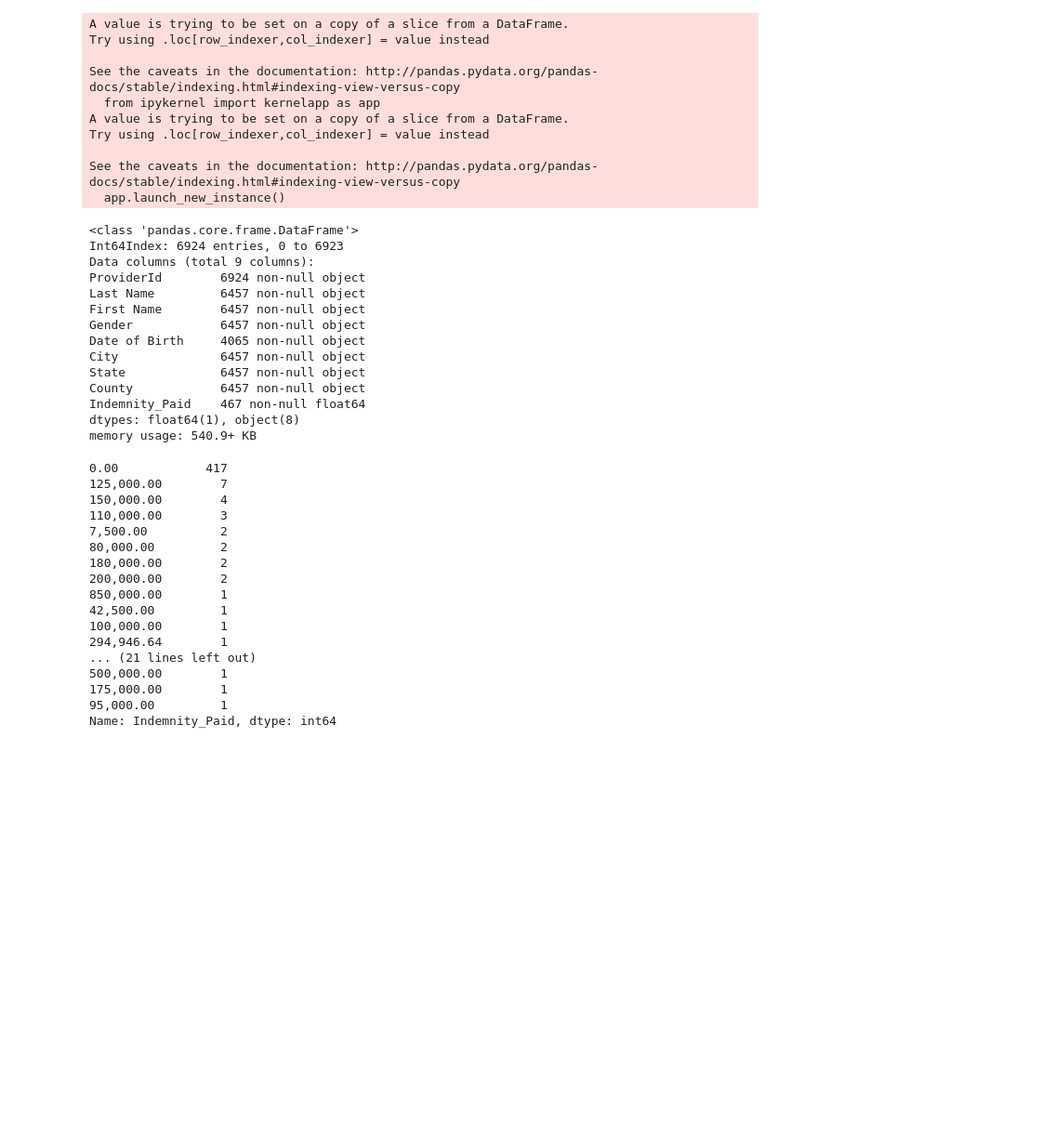
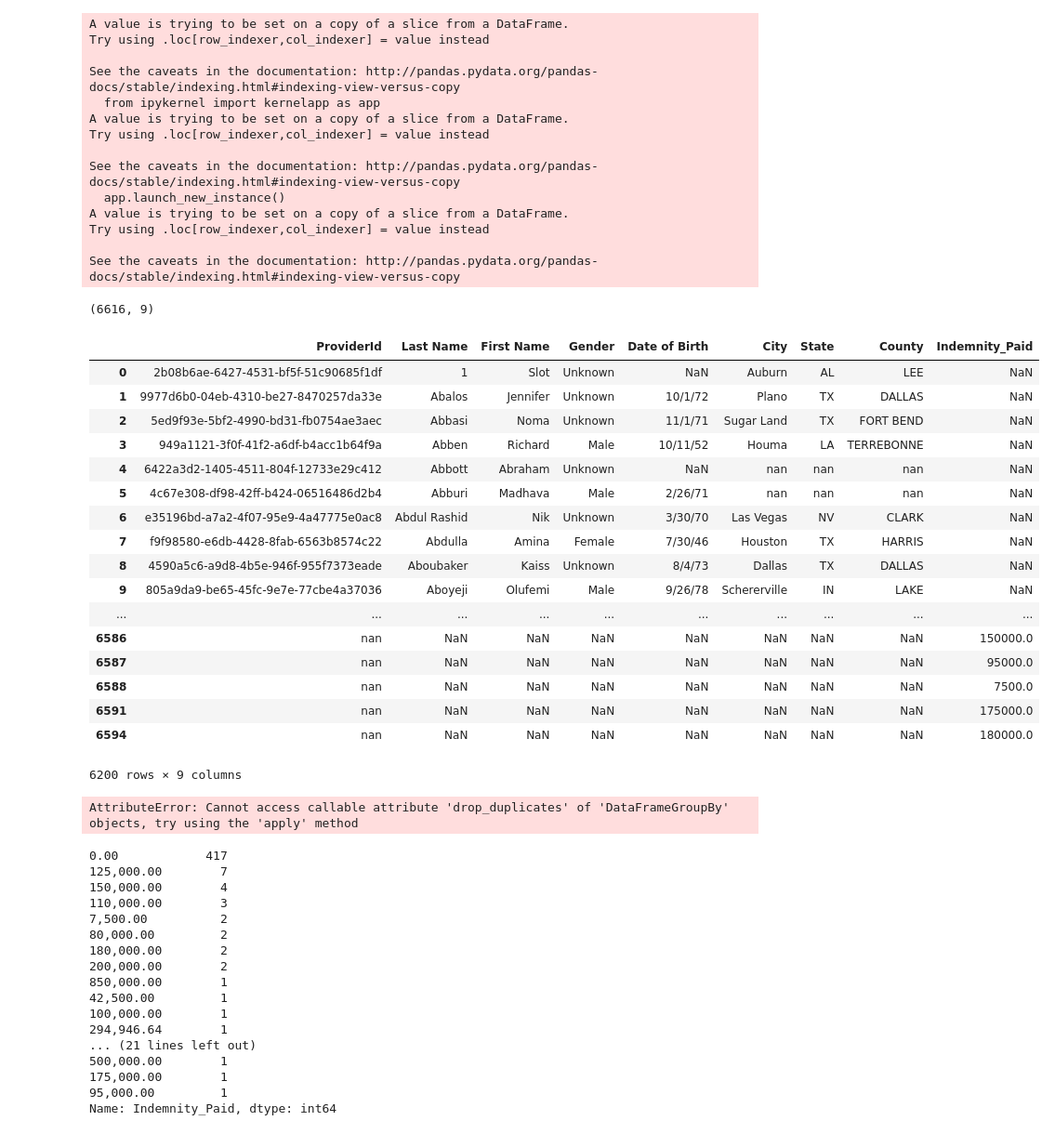
Before and after one commit to Sandy4321/Optimizing-Malpractice-Insurance, a Jupyter notebook: EDA.ipynb, the cells around one changed output. Shown at 93% size. Cells and saved outputs as stored; diff of their text form; code cells hidden in the pictures; blank space fills up the shorter version.

```diff
--- a/EDA.ipynb
+++ b/EDA.ipynb
@@ -18,10 +17,12 @@ docs.head()
 # docs DF, conversion to string
 docs[['ProviderId','Last Name','First Name','Gender','City','State','County']] = \
 docs[['ProviderId','Last Name','First Name','Gender','City','State','County']].astype(str)
+docs['ProviderId'] = docs['ProviderId'].map(lambda x: x if type(x)!=str else x.lower())
 # %%
 # indem DF, conversions to string and float
 indem['Indemnity_Paid'] = indem['Indemnity_Paid'].str.replace(r'[$,]', '').astype('float')
 indem['ProviderId'] = indem['ProviderId'].astype(str)
+indem['ProviderId'] = indem['ProviderId'].str.lower()
 # %% [output]
 A value is trying to be set on a copy of a slice from a DataFrame.
 Try using .loc[row_indexer,col_indexer] = value instead
@@ -33,28 +34,45 @@ Try using .loc[row_indexer,col_indexer] = value instead
 
 See the caveats in the documentation: http://pandas.pydata.org/pandas-docs/stable/indexing.html#indexing-view-versus-copy
   app.launch_new_instance()
+A value is trying to be set on a copy of a slice from a DataFrame.
+Try using .loc[row_indexer,col_indexer] = value instead
+
+See the caveats in the documentation: http://pandas.pydata.org/pandas-docs/stable/indexing.html#indexing-view-versus-copy
 # %%
 # TODO: drop rows with NaN values, join on ProviderId
 # convert info to float and string
 # %%
 joined = pd.merge(docs, indem, how='outer', on='ProviderId')
 # %%
-joined.info()
+joined.shape
 # %% [output]
-<class 'pandas.core.frame.DataFrame'>
-Int64Index: 6924 entries, 0 to 6923
-Data columns (total 9 columns):
-ProviderId        6924 non-null object
-Last Name         6457 non-null object
-First Name        6457 non-null object
-Gender            6457 non-null object
-Date of Birth     4065 non-null object
-City              6457 non-null object
-State             6457 non-null object
-County            6457 non-null object
-Indemnity_Paid    467 non-null float64
-dtypes: float64(1), object(8)
-memory usage: 540.9+ KB
+(6616, 9)
+# %%
+x = joined
+# %% [output]
+|  | ProviderId | Last Name | First Name | Gender | Date of Birth | City | State | County | Indemnity_Paid |
+| 0 | 2b08b6ae-6427-4531-bf5f-51c90685f1df | 1 | Slot | Unknown | NaN | Auburn | AL | LEE | NaN |
+| 1 | 9977d6b0-04eb-4310-be27-8470257da33e | Abalos | Jennifer | Unknown | 10/1/72 | Plano | TX | DALLAS | NaN |
+| 2 | 5ed9f93e-5bf2-4990-bd31-fb0754ae3aec | Abbasi | Noma | Unknown | 11/1/71 | Sugar Land | TX | FORT BEND | NaN |
+| 3 | 949a1121-3f0f-41f2-a6df-b4acc1b64f9a | Abben | Richard | Male | 10/11/52 | Houma | LA | TERREBONNE | NaN |
+| 4 | 6422a3d2-1405-4511-804f-12733e29c412 | Abbott | Abraham | Unknown | NaN | nan | nan | nan | NaN |
+| 5 | 4c67e308-df98-42ff-b424-06516486d2b4 | Abburi | Madhava | Male | 2/26/71 | nan | nan | nan | NaN |
+| 6 | e35196bd-a7a2-4f07-95e9-4a47775e0ac8 | Abdul Rashid | Nik | Unknown | 3/30/70 | Las Vegas | NV | CLARK | NaN |
+| 7 | f9f98580-e6db-4428-8fab-6563b8574c22 | Abdulla | Amina | Female | 7/30/46 | Houston | TX | HARRIS | NaN |
+| 8 | 4590a5c6-a9d8-4b5e-946f-955f7373eade | Aboubaker | Kaiss | Unknown | 8/4/73 | Dallas | TX | DALLAS | NaN |
+| 9 | 805a9da9-be65-45fc-9e7e-77cbe4a37036 | Aboyeji | Olufemi | Male | 9/26/78 | Schererville | IN | LAKE | NaN |
+| ... | ... | ... | ... | ... | ... | ... | ... | ... | ... |
+| 6586 | nan | NaN | NaN | NaN | NaN | NaN | NaN | NaN | 150000.0 |
+| 6587 | nan | NaN | NaN | NaN | NaN | NaN | NaN | NaN | 95000.0 |
+| 6588 | nan | NaN | NaN | NaN | NaN | NaN | NaN | NaN | 7500.0 |
+| 6591 | nan | NaN | NaN | NaN | NaN | NaN | NaN | NaN | 175000.0 |
+| 6594 | nan | NaN | NaN | NaN | NaN | NaN | NaN | NaN | 180000.0 |
+6200 rows × 9 columns
+# %%
+joined.drop_duplicates(inplace=True)
+joined.head(70)
+# %% [output]
+AttributeError: Cannot access callable attribute 'drop_duplicates' of 'DataFrameGroupBy' objects, try using the 'apply' method
 # %%
 def build_classifier(df):
     if df['Indemnity_Paid'] > 0: return 2
```
Also changed, not shown: parts of 4 cells of this notebook.
